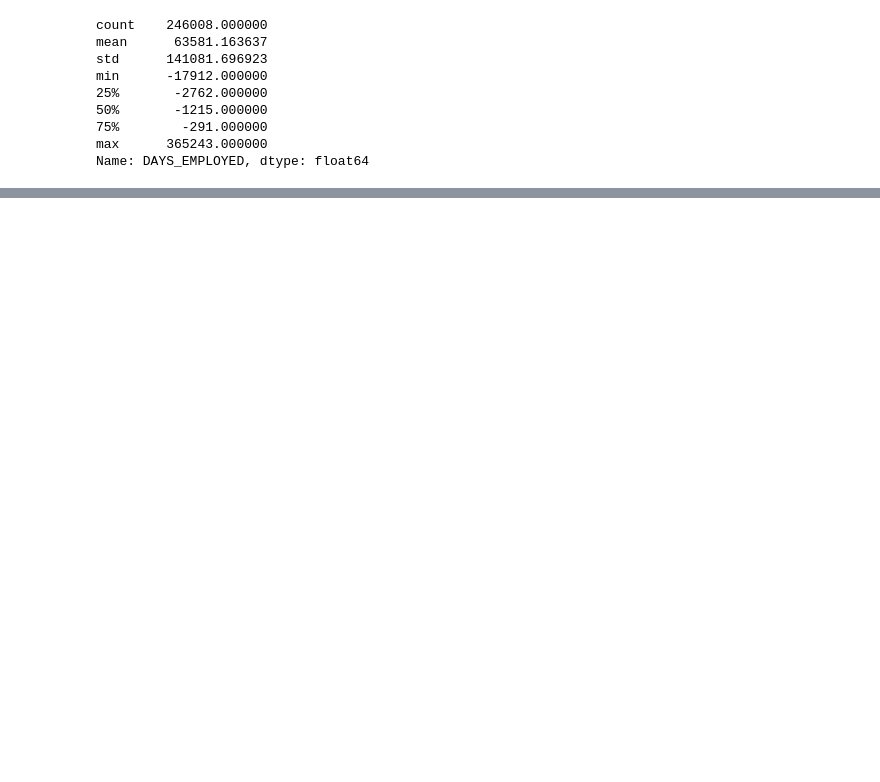
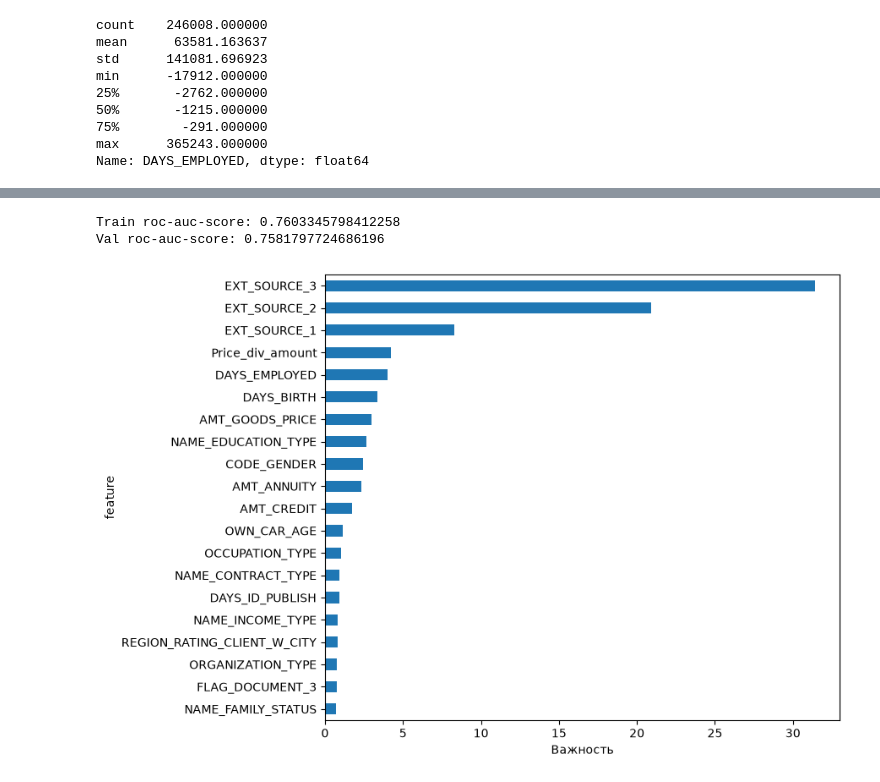
Before and after one commit to Xssaxsa11/Home-Credit-Default-Risk, a Jupyter notebook: notebooks/experiments.ipynb, the cells around one changed output, grey strips where cells are left out. Drawn from its saved outputs; the diff is of its cells as text; code cells hidden in the pictures; blank space fills up the shorter version.

Commit message:
base of program is done, catboost trained, but no no comparassions betweet it and oother models

```diff
--- a/notebooks/experiments.ipynb
+++ b/notebooks/experiments.ipynb
@@ -62,0 +56,2 @@ X_train[bad_cols]
+# %%
+model = make_catboost()
@@ -62,0 +164,2 @@ X_train[bad_cols]
+# %%
+model.load_model('../artifacts/catboost.cbm')
@@ -62,0 +168,33 @@ X_train[bad_cols]
+# %%
+train_proba = model.predict_proba(X_train)[:, 1]
+val_proba = model.predict_proba(X_val)[:, 1]
+
+print(
+    f'Train roc-auc-score: {roc_auc_score(y_train, train_proba)}\n'
+    f'Val roc-auc-score: {roc_auc_score(y_val, val_proba)}'
+    )
+# %% [output]
+Train roc-auc-score: 0.7603345798412258
+Val roc-auc-score: 0.7581797724686196
+# %%
+import matplotlib.pyplot as plt
+
+importance = pd.DataFrame({
+    'feature': model.feature_names_,
+    'importance': model.get_feature_importance()
+}).sort_values('importance', ascending=False)
+
+
+
+importance.head(20).sort_values('importance').plot.barh(
+    x='feature',
+    y='importance',
+    legend=False,
+    figsize=(9, 6)
+)
+
+plt.xlabel('Важность')
+plt.tight_layout()
+plt.show()
+# %% [output]
+[figure, added]
```
Also changed, not shown: parts of 17 cells of this notebook, 12 other files.
